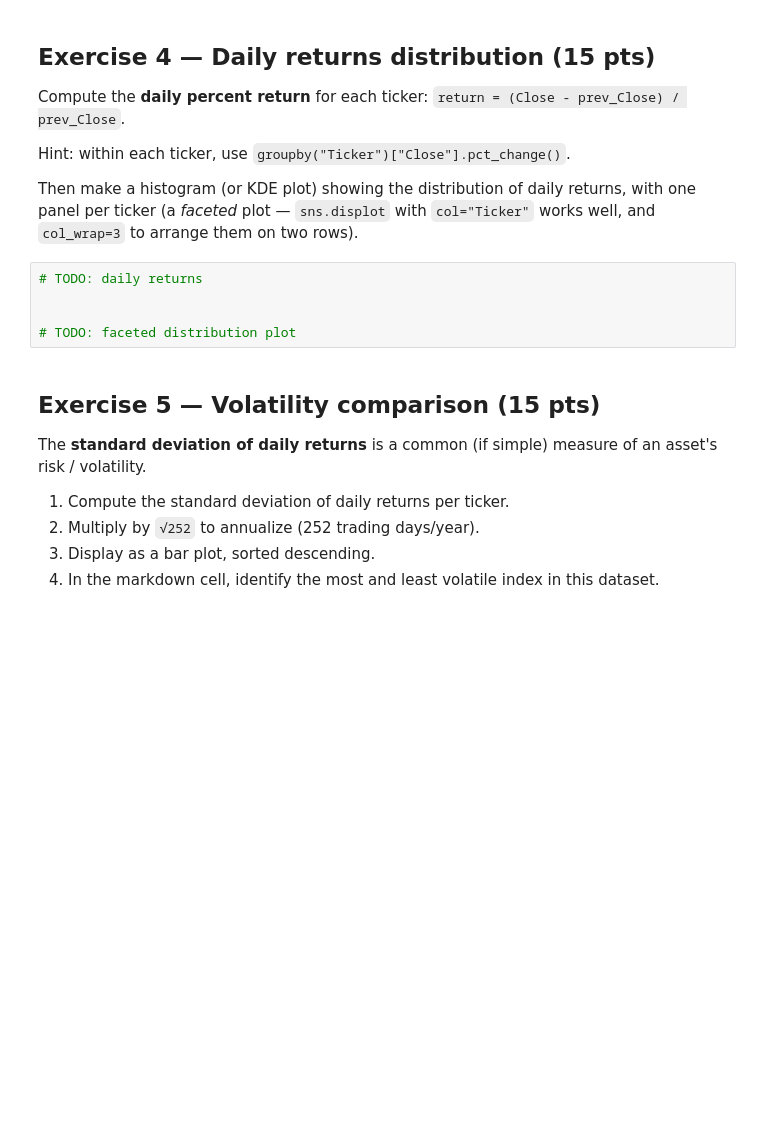
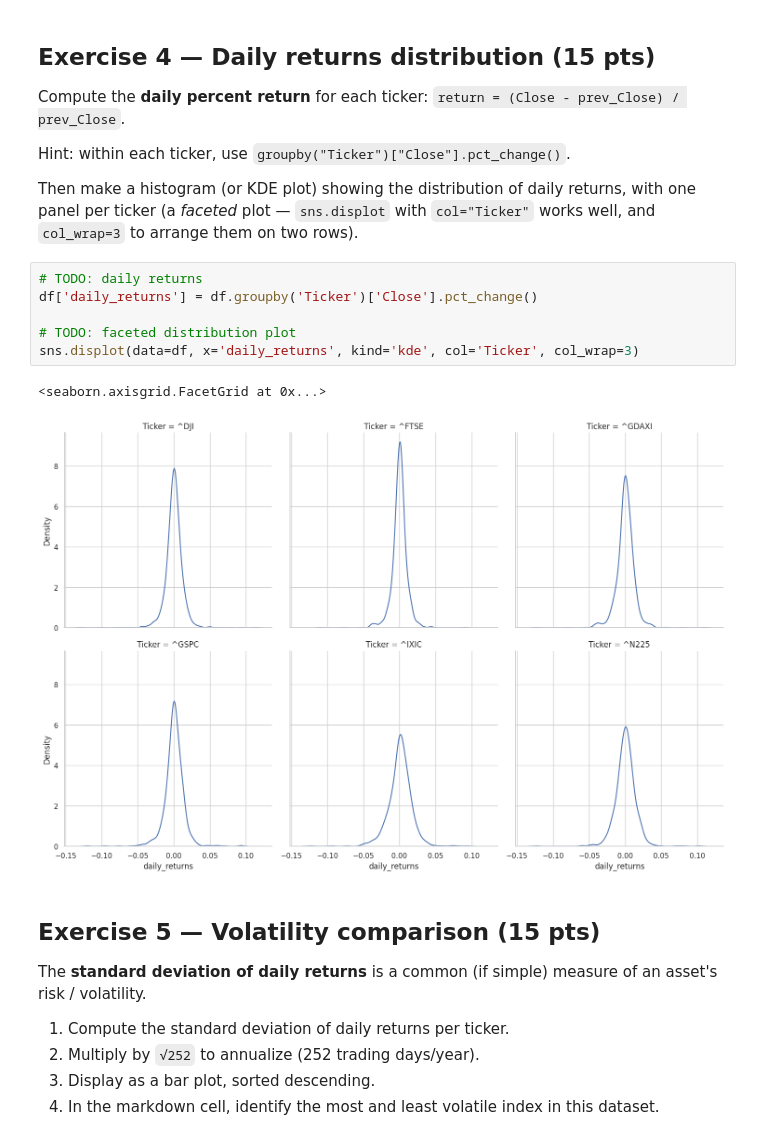
Before and after one commit to schavi12/UNCC-ITCS-3162-Data-Mining, a Jupyter notebook: lab_04_exercise.ipynb, the cells around one changed output. Drawn from its saved outputs; the diff is of its cells as text; blank space fills up the shorter version.

```diff
--- a/lab_04_exercise.ipynb
+++ b/lab_04_exercise.ipynb
@@ -208,9 +218,13 @@ Hint: within each ticker, use `groupby("Ticker")["Close"].pct_change()`.
 Then make a histogram (or KDE plot) showing the distribution of daily returns, with one panel per ticker (a *faceted* plot — `sns.displot` with `col="Ticker"` works well, and `col_wrap=3` to arrange them on two rows).
 # %%
 # TODO: daily returns
-
+df['daily_returns'] = df.groupby('Ticker')['Close'].pct_change()
 
 # TODO: faceted distribution plot
+sns.displot(data=df, x='daily_returns', kind='kde', col='Ticker', col_wrap=3)
+# %% [output]
+<seaborn.axisgrid.FacetGrid at 0x...>
+[figure, added]
 # %% [markdown]
 ## Exercise 5 — Volatility comparison (15 pts)
 
```
Also changed, not shown: parts of 10 cells of this notebook.
